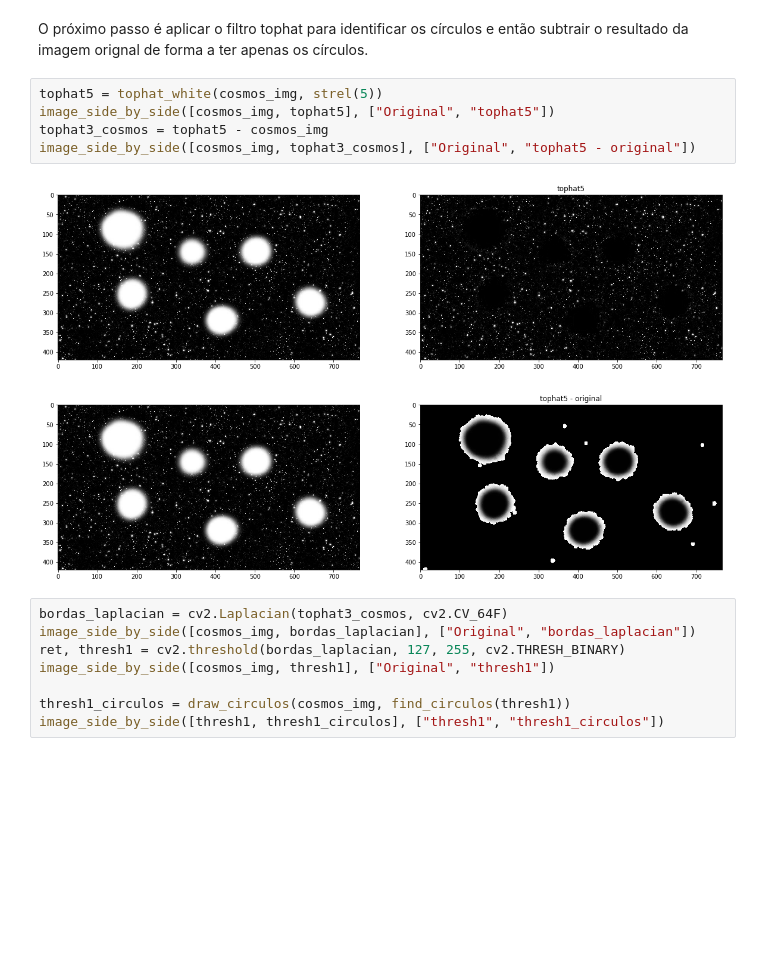
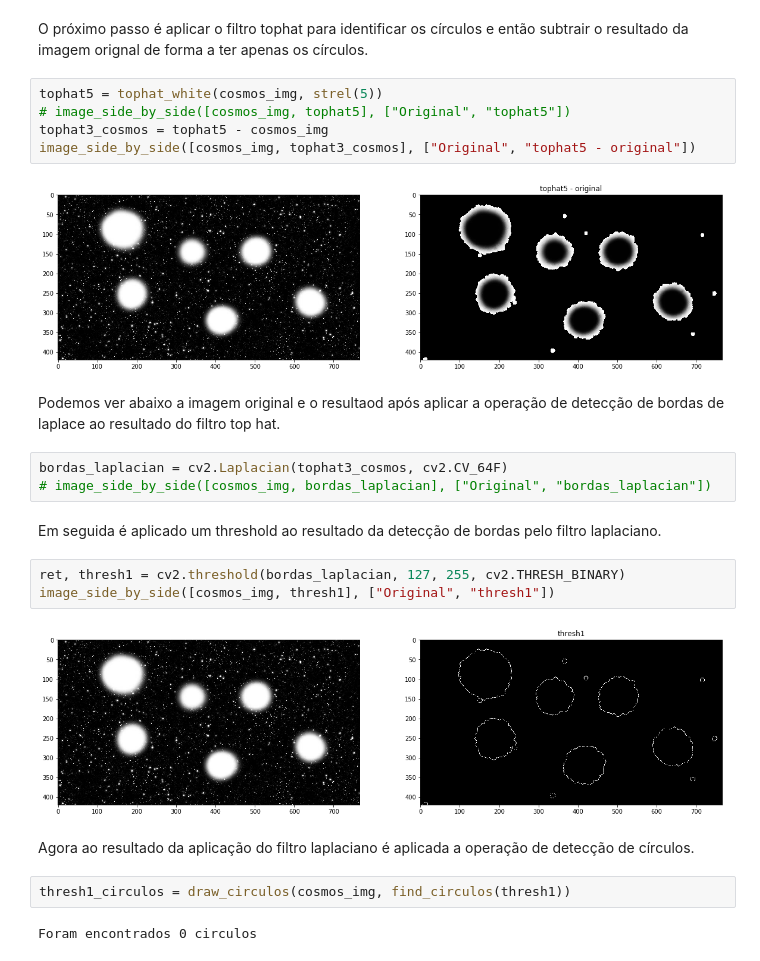
Before and after one commit to rodoufu/visaocomp, a Jupyter notebook: trabalho05/task05.ipynb, the cells around one changed output. Drawn from its saved outputs; the diff is of its cells as text; blank space fills up the shorter version.

```diff
--- a/trabalho05/task05.ipynb
+++ b/trabalho05/task05.ipynb
@@ -128,17 +126,26 @@ cosmos_img = cosmos_img_cropped
 O próximo passo é aplicar o filtro tophat para identificar os círculos e então subtrair o resultado da imagem orignal de forma a ter apenas os círculos.
 # %%
 tophat5 = tophat_white(cosmos_img, strel(5))
-image_side_by_side([cosmos_img, tophat5], ["Original", "tophat5"])
+# image_side_by_side([cosmos_img, tophat5], ["Original", "tophat5"])
 tophat3_cosmos = tophat5 - cosmos_img
 image_side_by_side([cosmos_img, tophat3_cosmos], ["Original", "tophat5 - original"])
 # %% [output]
-[figure, old version]
+[figure, new version]
-[figure, removed]
+# %% [markdown]
+Podemos ver abaixo a imagem original e o resultaod após aplicar a operação de detecção de bordas de laplace ao resultado do filtro top hat.
+# %%
+bordas_laplacian = cv2.Laplacian(tophat3_cosmos, cv2.CV_64F)
+# image_side_by_side([cosmos_img, bordas_laplacian], ["Original", "bordas_laplacian"])
+# %% [markdown]
+Em seguida é aplicado um threshold ao resultado da detecção de bordas pelo filtro laplaciano.
 # %%
-bordas_laplacian = cv2.Laplacian(tophat3_cosmos, cv2.CV_64F)
-image_side_by_side([cosmos_img, bordas_laplacian], ["Original", "bordas_laplacian"])
 ret, thresh1 = cv2.threshold(bordas_laplacian, 127, 255, cv2.THRESH_BINARY)
 image_side_by_side([cosmos_img, thresh1], ["Original", "thresh1"])
-
-thresh1_circulos = draw_circulos(cosmos_img, find_circulos(thresh1))
-image_side_by_side([thresh1, thresh1_circulos], ["thresh1", "thresh1_circulos"])
+# %% [output]
+[figure, added]
+# %% [markdown]
+Agora ao resultado da aplicação do filtro laplaciano é aplicada a operação de detecção de círculos.
+# %%
+thresh1_circulos = draw_circulos(cosmos_img, find_circulos(thresh1))
+# %% [output]
+Foram encontrados 0 circulos
```
Also changed, not shown: parts of 9 cells of this notebook.
